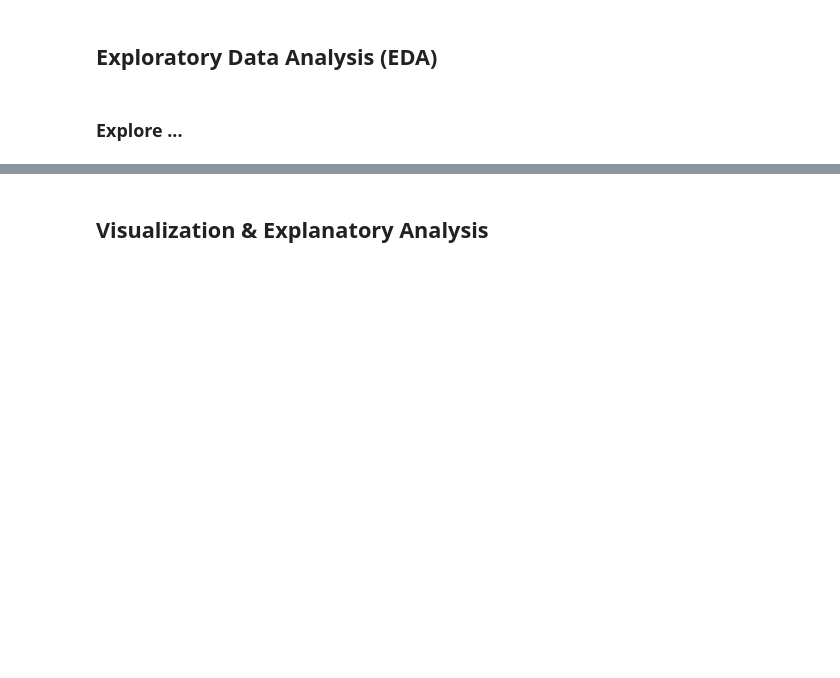
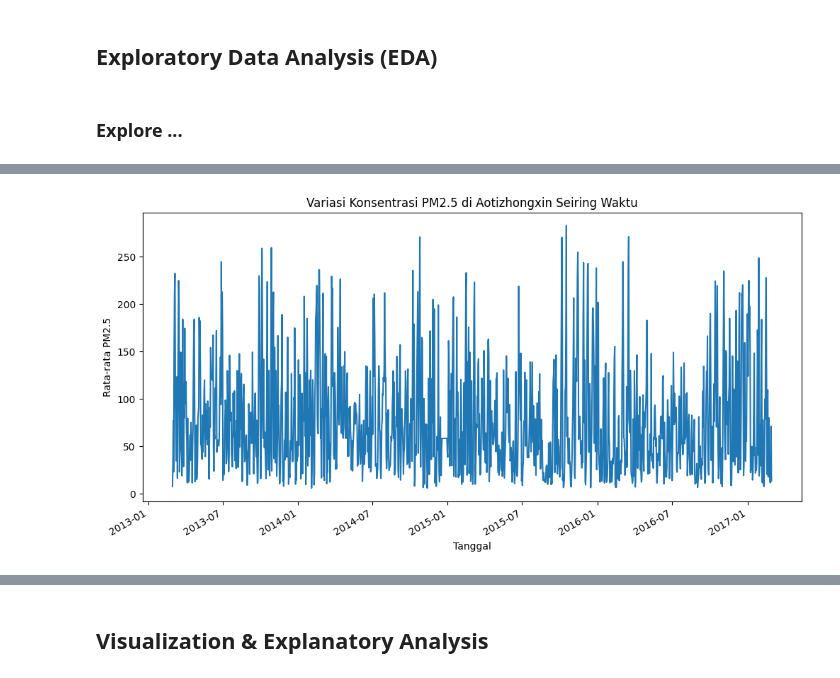
Before and after one commit to reonxp/analisis_data, a Jupyter notebook: notebook.ipynb, the cells around one changed output, grey strips where cells are left out. Saved outputs shown, nothing was run; the diff lists cells and outputs as text; code cells hidden in the pictures; blank space fills up the shorter version.

```diff
--- a/notebook.ipynb
+++ b/notebook.ipynb
@@ -198,0 +362,16 @@ plt.tight_layout()
+# %%
+df_aotizhongxin = data_new_cleaned[data_new_cleaned['station'] == 'Aotizhongxin']
+df_aotizhongxin['datetime'] = pd.to_datetime(df_aotizhongxin[['year', 'month', 'day']])
+
+# menghitung rata-rata PM2.5 per hari
+pm25_time_series = df_aotizhongxin.groupby('datetime')['PM2.5'].mean()
+
+# visualisasi tren PM2.5
+plt.figure(figsize=(12, 6))
+pm25_time_series.plot()
+plt.title('Variasi Konsentrasi PM2.5 di Aotizhongxin Seiring Waktu')
+plt.xlabel('Tanggal')
+plt.ylabel('Rata-rata PM2.5')
+plt.show()
+# %% [output]
+[figure, added]
```
Also changed, not shown: parts of 26 cells of this notebook.
